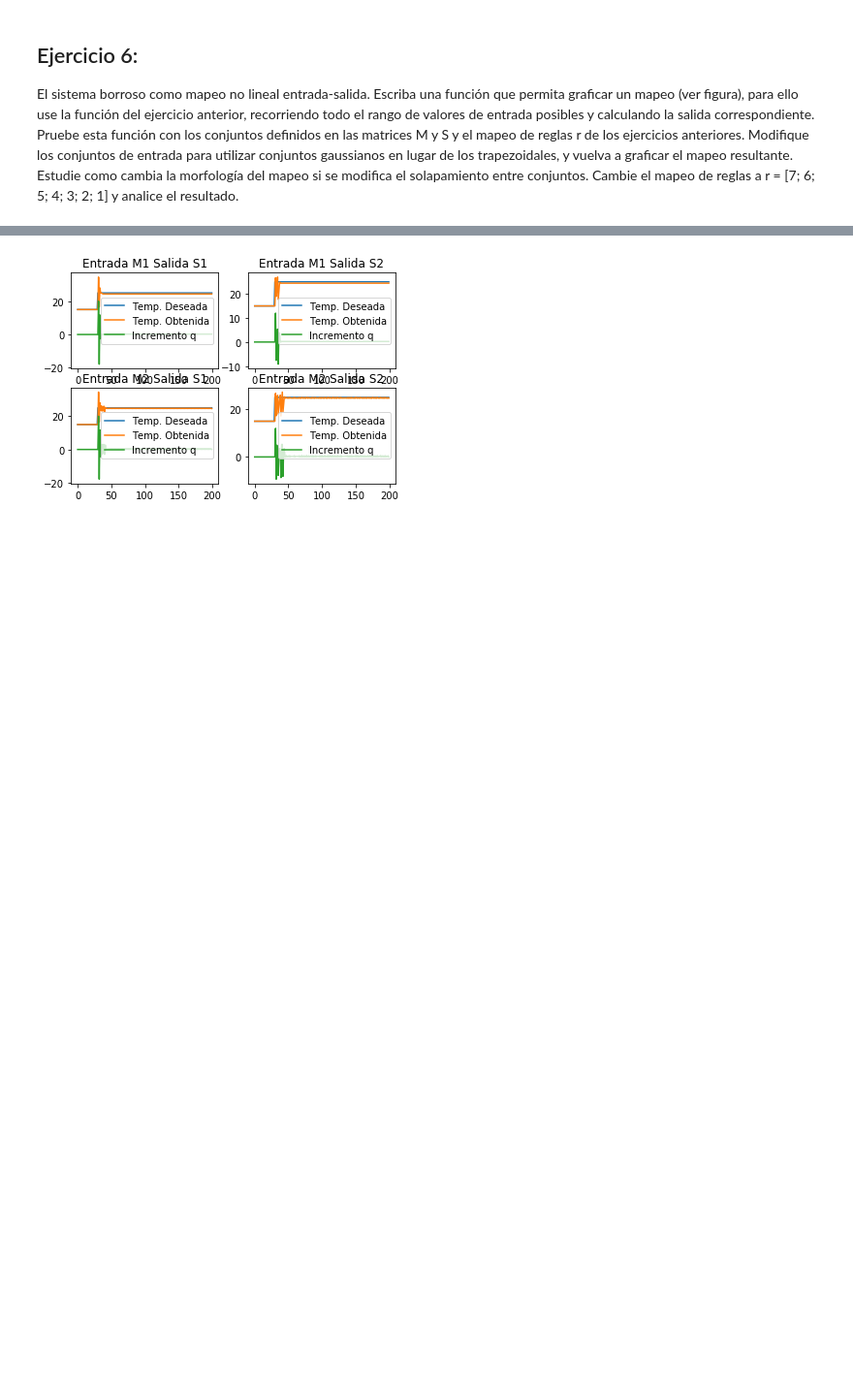
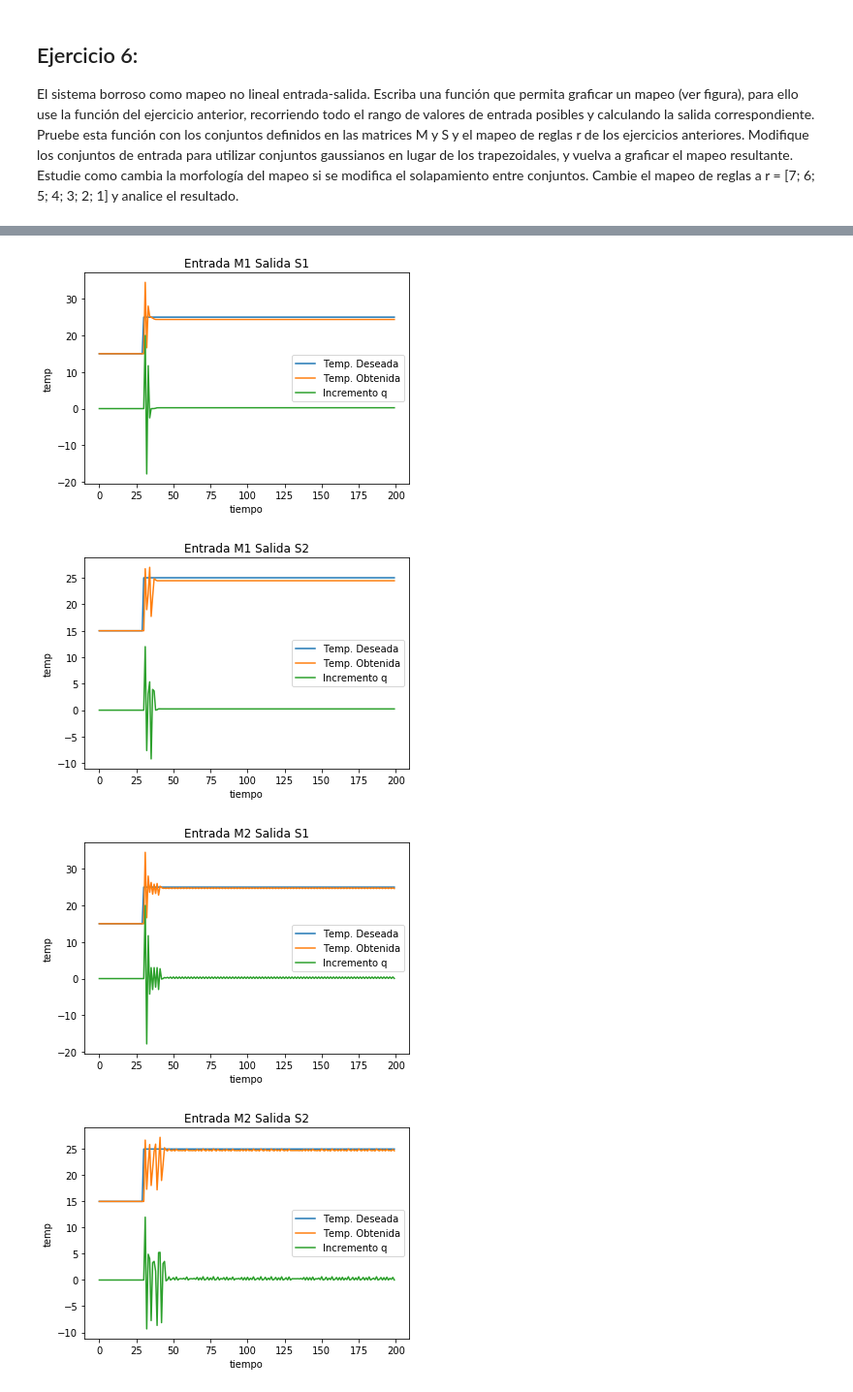
Before and after one commit to jeremias-ramirez/Inteligencia-Computacional, a Jupyter notebook: Práctica/guia3/Trabajo Practico 3.ipynb, the cells around one changed output, grey strips where cells are left out. Shown: that part at 97% size. Drawn from its saved outputs; the diff is of its cells as text; code cells hidden in the pictures; blank space fills up the shorter version.

```diff
--- a/Práctica/guia3/Trabajo Practico 3.ipynb
+++ b/Práctica/guia3/Trabajo Practico 3.ipynb
@@ -278,51 +281,61 @@ def contrTemperatura(tempD, toIni, M, S):
     ti = 15
     toN = lambda toAnt, q: ti + g * q + a* (toAnt - ti)
 
     to[0]= toN(toIni, q[0])
     for i in range(tempD.shape[0] - 1):
         e = tempD[i] - to[i]
         q[i+1] = contrT_borroso(e, M, S)
         to[i+1]= toN(to[i], q[i+1])
 
     return to, q
 
 
 temp = np.ones((200))
 temp[0:30] = 15 * temp[0:30]
 temp[30:] = 25 * temp[30:]
 toIni = 15
 
 to_M1S1, q1 = contrTemperatura(temp, toIni, M1, S1)
 to_M1S2, q2 = contrTemperatura(temp, toIni, M1, S2)
 
 to_M2S1, q3 = contrTemperatura(temp, toIni, M2, S1)
 to_M2S2, q4 = contrTemperatura(temp, toIni, M2, S2)
 
 tiempo = np.arange(0,200)
 
-fig = plt.figure(1)
+plt.figure(1)
+plt.title("Entrada M1 Salida S1")
+plt.plot(tiempo, temp, tiempo, to_M1S1, tiempo, q1)
+plt.xlabel("tiempo")
+plt.ylabel("temp")
+plt.legend(("Temp. Deseada", "Temp. Obtenida", "Incremento q"), loc = "center right")
+plt.show()
 
-ax1 = fig.add_subplot(221)
-ax1.set_title("Entrada M1 Salida S1")
-ax1.plot(tiempo, temp, tiempo, to_M1S1, tiempo, q1)
-ax1.legend(("Temp. Deseada", "Temp. Obtenida", "Incremento q"), loc = "center right")
+plt.figure(2)
+plt.title("Entrada M1 Salida S2")
+plt.plot(tiempo, temp, tiempo, to_M1S2, tiempo, q2)
+plt.xlabel("tiempo")
+plt.ylabel("temp")
+plt.legend(("Temp. Deseada", "Temp. Obtenida", "Incremento q"), loc = "center right")
+plt.show()
 
-ax2 = fig.add_subplot(222)
-ax2.set_title("Entrada M1 Salida S2")
-ax2.plot(tiempo, temp, tiempo, to_M1S2, tiempo, q2)
-ax2.legend(("Temp. Deseada", "Temp. Obtenida", "Incremento q"), loc = "center right")
+plt.figure(3)
+plt.title("Entrada M2 Salida S1")
+plt.plot(tiempo, temp, tiempo, to_M2S1, tiempo, q3)
+plt.xlabel("tiempo")
+plt.ylabel("temp")
+plt.legend(("Temp. Deseada", "Temp. Obtenida", "Incremento q"), loc = "center right")
+plt.show()
 
-ax3 = fig.add_subplot(223)
-ax3.set_title("Entrada M2 Salida S1")
-ax3.plot(tiempo, temp, tiempo, to_M2S1, tiempo, q3)
-ax3.legend(("Temp. Deseada", "Temp. Obtenida", "Incremento q"), loc = "center right")
-
-ax4 = fig.add_subplot(224)
-ax4.set_title("Entrada M2 Salida S2")
-ax4.plot(tiempo, temp, tiempo, to_M2S2, tiempo, q4)
-ax4.legend(("Temp. Deseada", "Temp. Obtenida", "Incremento q"), loc = "center right")
-
-
+plt.figure(4)
+plt.title("Entrada M2 Salida S2")
+plt.plot(tiempo, temp, tiempo, to_M2S2, tiempo, q4)
+plt.xlabel("tiempo")
+plt.ylabel("temp")
+plt.legend(("Temp. Deseada", "Temp. Obtenida", "Incremento q"), loc = "center right")
 plt.show()
 # %% [output]
-[figure, old version]
+[figure, new version]
+[figure, added]
+[figure, added]
+[figure, added]
```
Also changed, not shown: parts of 2 cells of this notebook.
